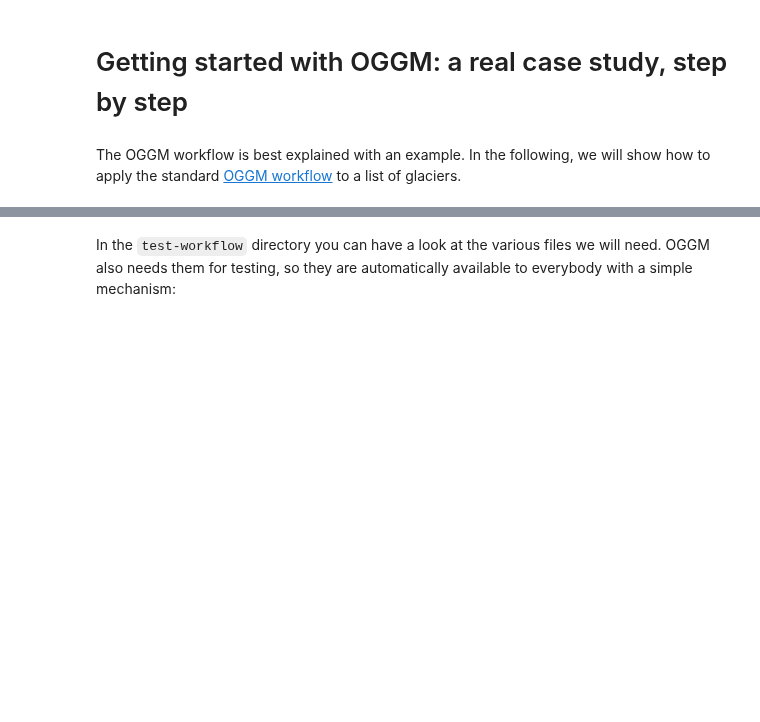
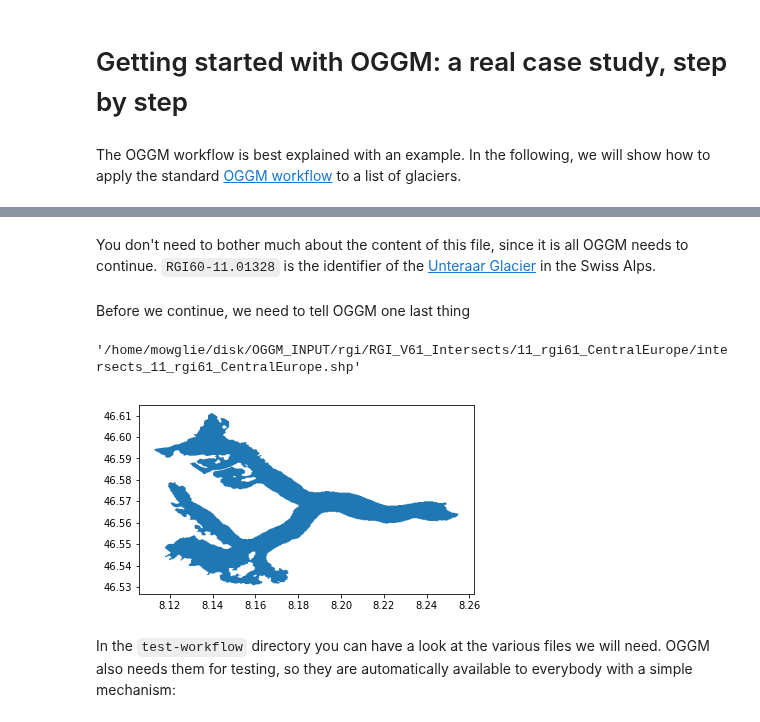
Before and after one commit to OGGM/oggm, a Jupyter notebook: docs/notebooks/getting_started.ipynb, the cells around one changed output, grey strips where cells are left out. Drawn from its saved outputs; the diff is of its cells as text; code cells hidden in the pictures; blank space fills up the shorter version.

```diff
--- a/docs/notebooks/getting_started.ipynb
+++ b/docs/notebooks/getting_started.ipynb
@@ -12,0 +41,2 @@ In the course of this tutorial, we will download some of the data needed for a r
+# %%
+rgi_df = utils.get_rgi_glacier_entities(['RGI60-11.01328'])
@@ -12,0 +51,4 @@ In the course of this tutorial, we will download some of the data needed for a r
+# %% [markdown]
+You don't need to bother much about the content of this file, since it is all OGGM needs to continue. `RGI60-11.01328` is the identifier of the [Unteraar Glacier](https://en.wikipedia.org/wiki/Unteraargletscher) in the Swiss Alps.
+# %% [markdown]
+Before we continue, we need to tell OGGM one last thing
@@ -13,3 +57,11 @@ In the course of this tutorial, we will download some of the data needed for a r
+# %%
+gpd.ge ddd
+# %% [output]
+'/home/mowglie/disk/OGGM_INPUT/rgi/RGI_V61_Intersects/11_rgi61_CentralEurope/intersects_11_rgi61_CentralEurope.shp'
+# %%
+rgi_df.plot();
+# %% [output]
+[figure, added]
 # %% [markdown]
 In the `test-workflow` directory you can have a look at the various files we will need. OGGM also needs them for testing, so they are automatically available to everybody with a simple mechanism:
 # %%
```
Also changed, not shown: parts of 16 cells of this notebook, 6 other files.
